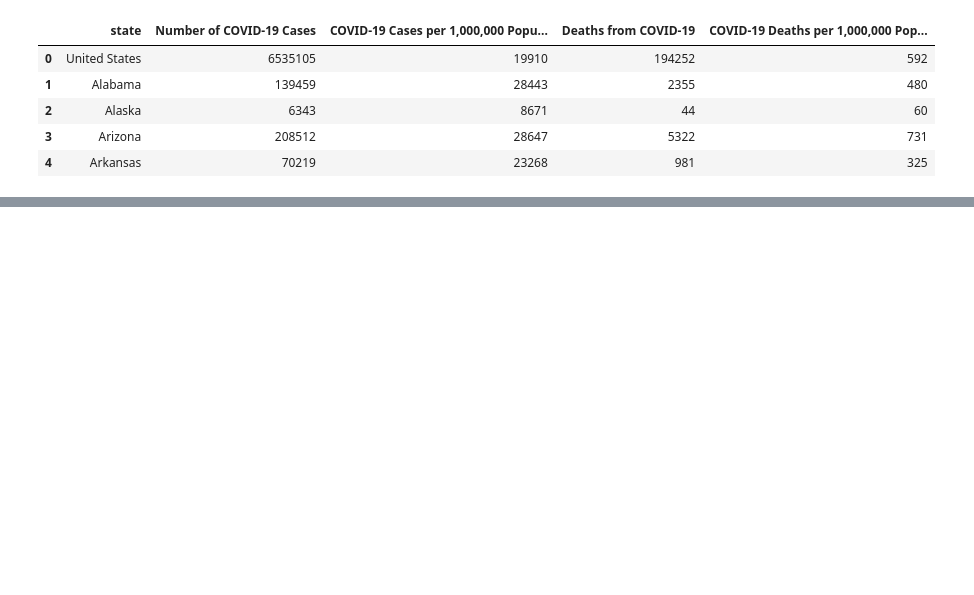
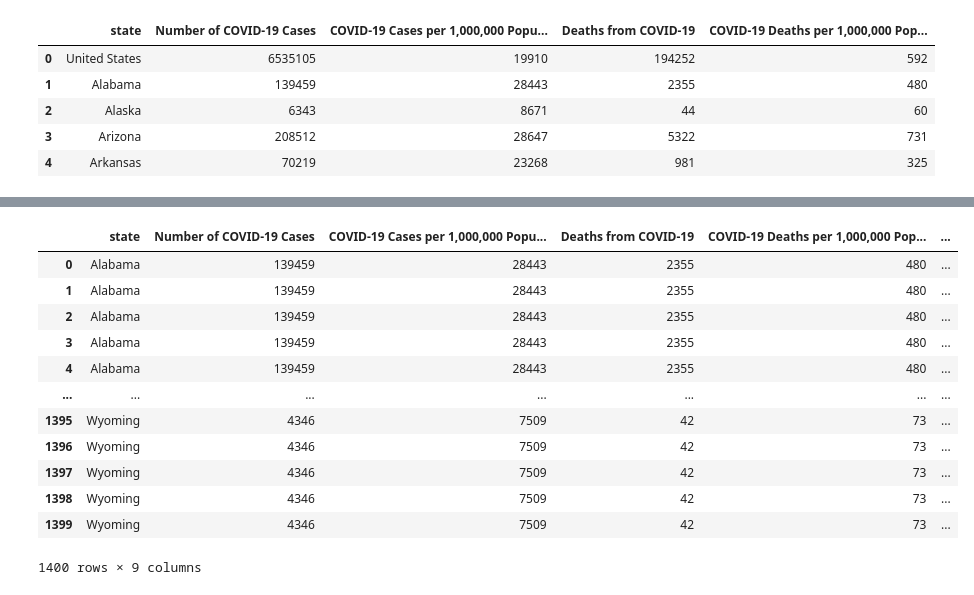
Before and after one commit to aijiezhao/ETL-Project, a Jupyter notebook: pop_covid_merge_aijie.ipynb, the cells around one changed output, grey strips where cells are left out. Drawn from its saved outputs; the diff is of its cells as text; code cells hidden in the pictures; blank space fills up the shorter version.

```diff
--- a/pop_covid_merge_aijie.ipynb
+++ b/pop_covid_merge_aijie.ipynb
@@ -45,3 +45,25 @@ merge_df
 | 47 | West Virginia | 12705 | 7089 | 267 | 149 | ... |
 | 48 | Wisconsin | 89185 | 15317 | 1210 | 208 | ... |
 | 49 | Wyoming | 4346 | 7509 | 42 | 73 | ... |
+# %%
+file3 = 'obesity_clean.csv'
+df3 = pd.read_csv(file3, encoding="ISO-8859-1")
+file4_df = pd.DataFrame(file3, columns=['state', 'Question', 'Data_Value'])
+# %%
+merge_2 = pd.merge(merge_df, df3, on='state')
+# %%
+merge_2
+# %% [output]
+|  | state | Number of COVID-19 Cases | COVID-19 Cases per 1,000,000 Popu... | Deaths from COVID-19 | COVID-19 Deaths per 1,000,000 Pop... | ... |
+| 0 | Alabama | 139459 | 28443 | 2355 | 480 | ... |
+| 1 | Alabama | 139459 | 28443 | 2355 | 480 | ... |
+| 2 | Alabama | 139459 | 28443 | 2355 | 480 | ... |
+| 3 | Alabama | 139459 | 28443 | 2355 | 480 | ... |
+| 4 | Alabama | 139459 | 28443 | 2355 | 480 | ... |
+| ... | ... | ... | ... | ... | ... | ... |
+| 1395 | Wyoming | 4346 | 7509 | 42 | 73 | ... |
+| 1396 | Wyoming | 4346 | 7509 | 42 | 73 | ... |
+| 1397 | Wyoming | 4346 | 7509 | 42 | 73 | ... |
+| 1398 | Wyoming | 4346 | 7509 | 42 | 73 | ... |
+| 1399 | Wyoming | 4346 | 7509 | 42 | 73 | ... |
+1400 rows × 9 columns
```
Also changed, not shown: parts of 2 cells of this notebook, 4 other files.
